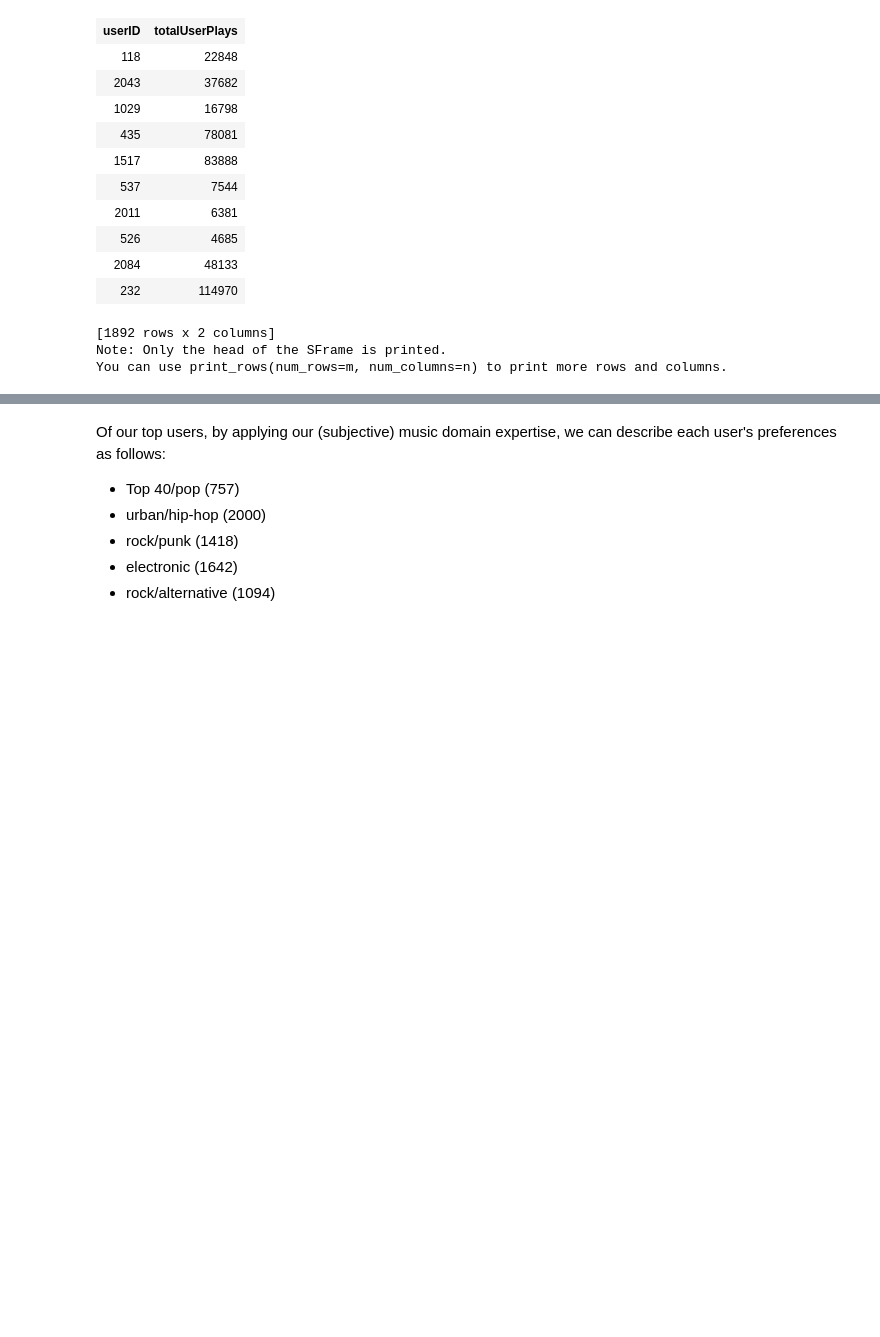
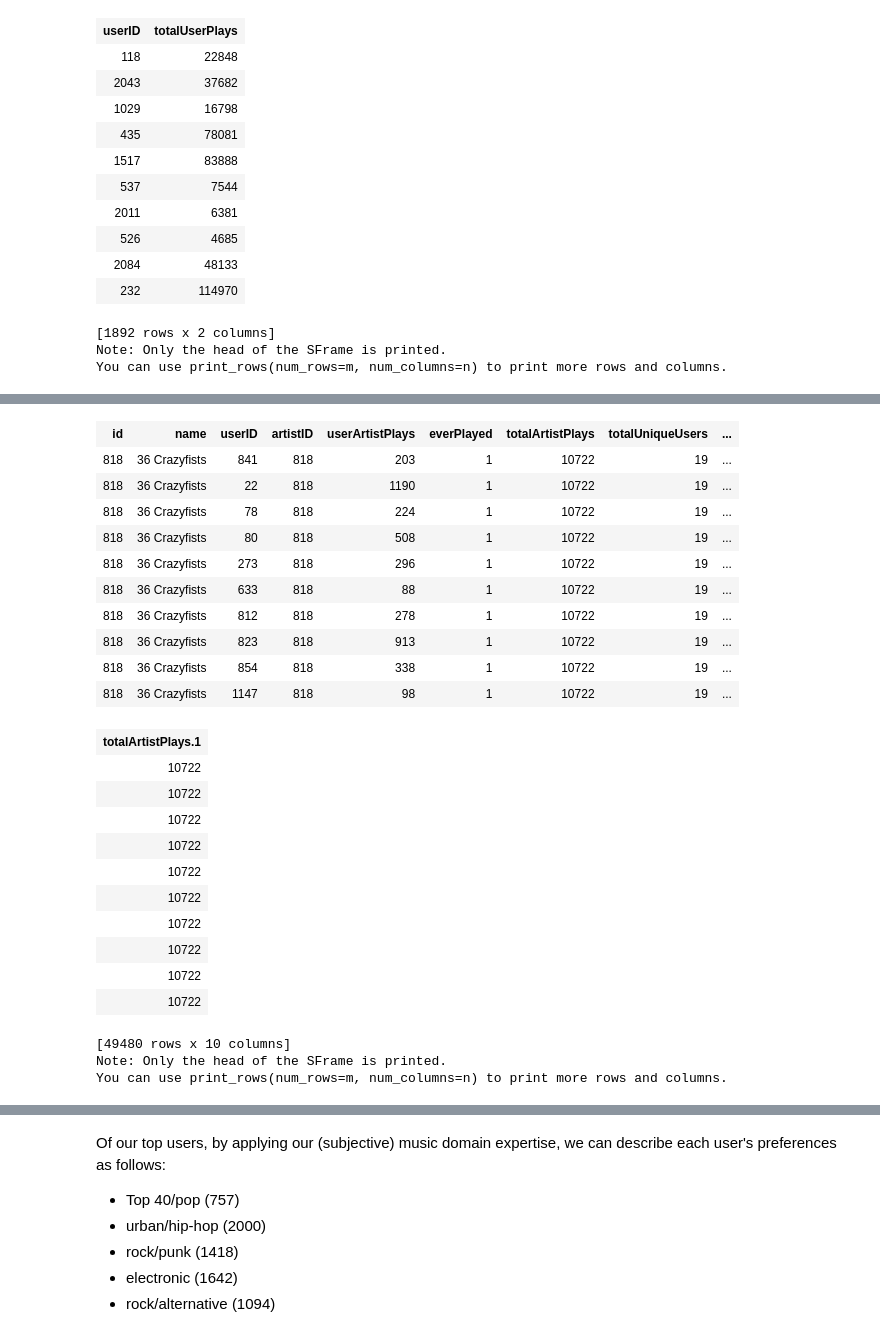
Before and after one commit to cipher813/recommender_system, a Jupyter notebook: notebooks/LastFM_CollaborativeRecommendationEngine.ipynb, the cells around one changed output, grey strips where cells are left out. Cells and saved outputs as stored; diff of their text form; code cells hidden in the pictures; blank space fills up the shorter version.

```diff
--- a/notebooks/LastFM_CollaborativeRecommendationEngine.ipynb
+++ b/notebooks/LastFM_CollaborativeRecommendationEngine.ipynb
@@ -849,5 +976,33 @@ sf2.sort('totalUserPlays',ascending=False)
 Note: Only the head of the SFrame is printed.
 You can use print_rows(num_rows=m, num_columns=n) to print more rows and columns.
+# %%
+sf3.sort('totalArtistPlays')
+# %% [output]
+| id | name | userID | artistID | userArtistPlays | everPlayed | totalArtistPlays | totalUniqueUsers | ... |
+| 818 | 36 Crazyfists | 841 | 818 | 203 | 1 | 10722 | 19 | ... |
+| 818 | 36 Crazyfists | 22 | 818 | 1190 | 1 | 10722 | 19 | ... |
+| 818 | 36 Crazyfists | 78 | 818 | 224 | 1 | 10722 | 19 | ... |
+| 818 | 36 Crazyfists | 80 | 818 | 508 | 1 | 10722 | 19 | ... |
+| 818 | 36 Crazyfists | 273 | 818 | 296 | 1 | 10722 | 19 | ... |
+| 818 | 36 Crazyfists | 633 | 818 | 88 | 1 | 10722 | 19 | ... |
+| 818 | 36 Crazyfists | 812 | 818 | 278 | 1 | 10722 | 19 | ... |
+| 818 | 36 Crazyfists | 823 | 818 | 913 | 1 | 10722 | 19 | ... |
+| 818 | 36 Crazyfists | 854 | 818 | 338 | 1 | 10722 | 19 | ... |
+| 818 | 36 Crazyfists | 1147 | 818 | 98 | 1 | 10722 | 19 | ... |
+| totalArtistPlays.1 |
+| 10722 |
+| 10722 |
+| 10722 |
+| 10722 |
+| 10722 |
+| 10722 |
+| 10722 |
+| 10722 |
+| 10722 |
+| 10722 |
+[49480 rows x 10 columns]
+Note: Only the head of the SFrame is printed.
+You can use print_rows(num_rows=m, num_columns=n) to print more rows and columns.
 # %%
 # reapply popularity threshold
 # sf3 = sf2[sf2['totalArtistPlays']>popularity_threshold] #10,000 at 95th percentile
```
Also changed, not shown: parts of 42 cells of this notebook.
